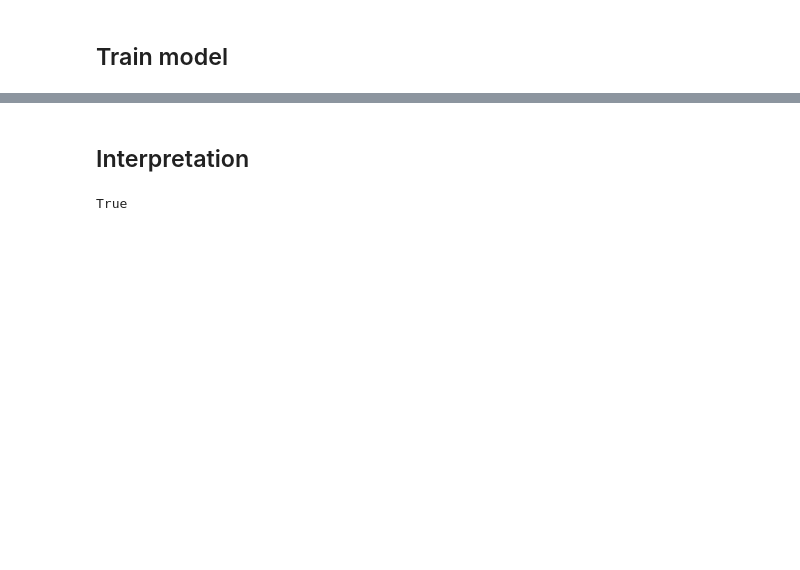
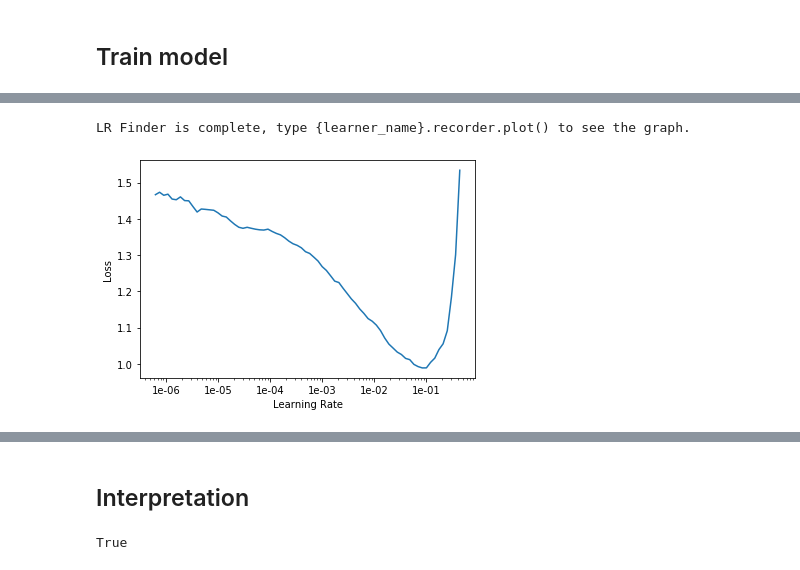
Before and after one commit to jw122/course-v3, a Jupyter notebook: nbs/dl1/datablock-playground.ipynb, the cells around one changed output, grey strips where cells are left out. Saved outputs shown, nothing was run; the diff lists cells and outputs as text; code cells hidden in the pictures; blank space fills up the shorter version.

```diff
--- a/nbs/dl1/datablock-playground.ipynb
+++ b/nbs/dl1/datablock-playground.ipynb
@@ -66,0 +83,4 @@ learn = create_cnn(data, models.resnet34, metrics=error_rate)
+# %%
+lr_find(learn)
+learn.recorder.plot()
+# %% [output]
@@ -66,0 +88,2 @@ learn = create_cnn(data, models.resnet34, metrics=error_rate)
+LR Finder is complete, type {learner_name}.recorder.plot() to see the graph.
+[figure, added]
```
Also changed, not shown: parts of 75 cells of this notebook.
